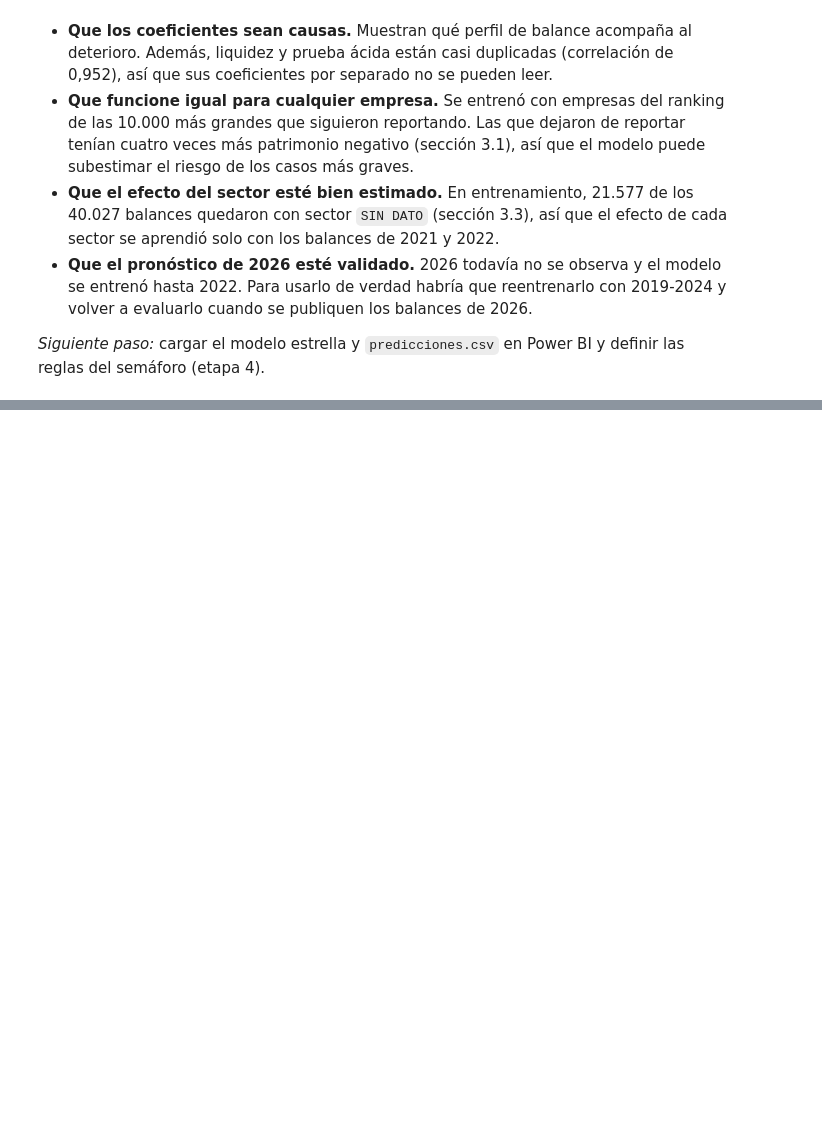
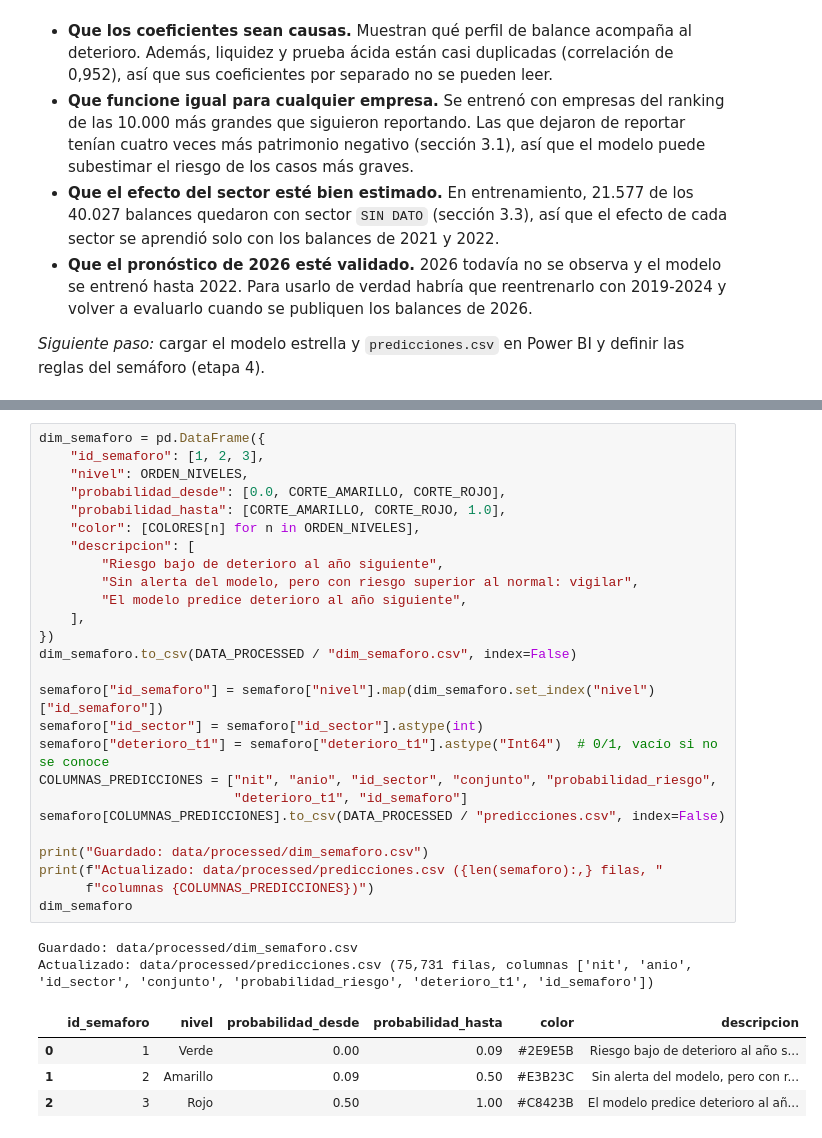
Before and after one commit to JulianHZ711/Final-AnalisisDatos, a Jupyter notebook: notebooks/proyecto_integrador.ipynb, the cells around one changed output, grey strips where cells are left out. Cells and saved outputs as stored; diff of their text form; blank space fills up the shorter version.

```diff
--- a/notebooks/proyecto_integrador.ipynb
+++ b/notebooks/proyecto_integrador.ipynb
@@ -4304,0 +4510,33 @@ anio
+# %%
+dim_semaforo = pd.DataFrame({
+    "id_semaforo": [1, 2, 3],
+    "nivel": ORDEN_NIVELES,
+    "probabilidad_desde": [0.0, CORTE_AMARILLO, CORTE_ROJO],
+    "probabilidad_hasta": [CORTE_AMARILLO, CORTE_ROJO, 1.0],
+    "color": [COLORES[n] for n in ORDEN_NIVELES],
+    "descripcion": [
+        "Riesgo bajo de deterioro al año siguiente",
+        "Sin alerta del modelo, pero con riesgo superior al normal: vigilar",
+        "El modelo predice deterioro al año siguiente",
+    ],
+})
+dim_semaforo.to_csv(DATA_PROCESSED / "dim_semaforo.csv", index=False)
+
+semaforo["id_semaforo"] = semaforo["nivel"].map(dim_semaforo.set_index("nivel")["id_semaforo"])
+semaforo["id_sector"] = semaforo["id_sector"].astype(int)
+semaforo["deterioro_t1"] = semaforo["deterioro_t1"].astype("Int64")  # 0/1, vacío si no se conoce
+COLUMNAS_PREDICCIONES = ["nit", "anio", "id_sector", "conjunto", "probabilidad_riesgo",
+                         "deterioro_t1", "id_semaforo"]
+semaforo[COLUMNAS_PREDICCIONES].to_csv(DATA_PROCESSED / "predicciones.csv", index=False)
+
+print("Guardado: data/processed/dim_semaforo.csv")
+print(f"Actualizado: data/processed/predicciones.csv ({len(semaforo):,} filas, "
+      f"columnas {COLUMNAS_PREDICCIONES})")
+dim_semaforo
+# %% [output]
+Guardado: data/processed/dim_semaforo.csv
+Actualizado: data/processed/predicciones.csv (75,731 filas, columnas ['nit', 'anio', 'id_sector', 'conjunto', 'probabilidad_riesgo', 'deterioro_t1', 'id_semaforo'])
+|  | id_semaforo | nivel | probabilidad_desde | probabilidad_hasta | color | descripcion |
+| 0 | 1 | Verde | 0.00 | 0.09 | #2E9E5B | Riesgo bajo de deterioro al año s... |
+| 1 | 2 | Amarillo | 0.09 | 0.50 | #E3B23C | Sin alerta del modelo, pero con r... |
+| 2 | 3 | Rojo | 0.50 | 1.00 | #C8423B | El modelo predice deterioro al añ... |
```
Also changed, not shown: parts of 14 cells of this notebook, 4 other files.
